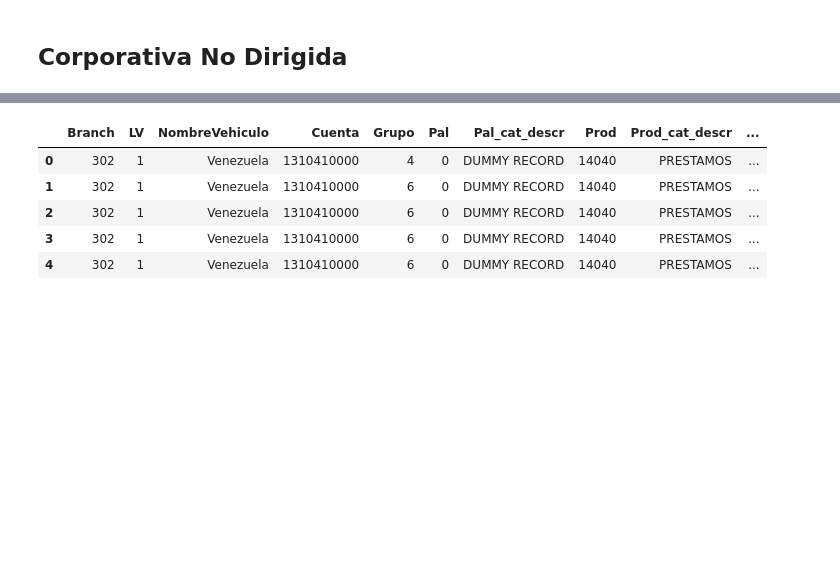
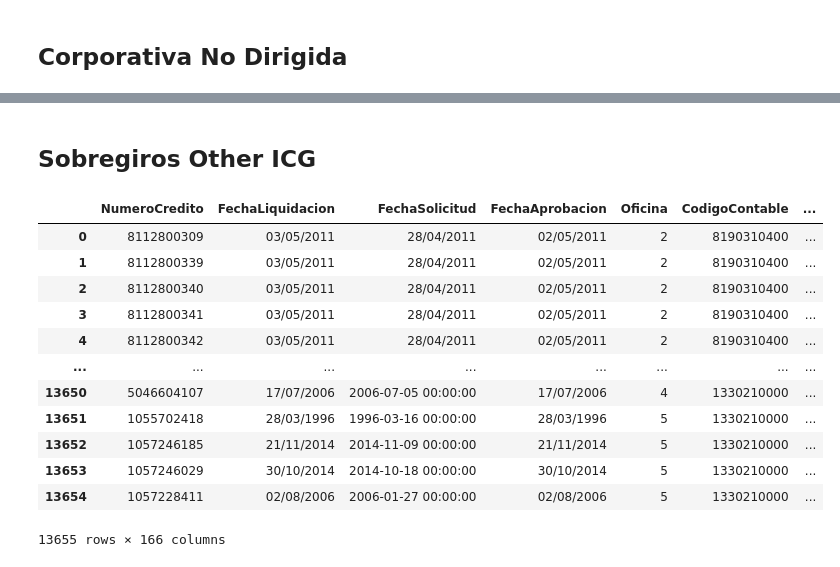
Before and after one commit to BAXTOR95/at-lrr, a Jupyter notebook: backend/app/jupyter_notebooks/AT04.ipynb, the cells around one changed output, grey strips where cells are left out. Cells and saved outputs as stored; diff of their text form; code cells hidden in the pictures; blank space fills up the shorter version.

```diff
--- a/backend/app/jupyter_notebooks/AT04.ipynb
+++ b/backend/app/jupyter_notebooks/AT04.ipynb
@@ -242,6 +242,10 @@ sc_df = pd.read_csv(SC_PATH, sep='~', low_memory=False, encoding='latin')
 vnp003t_df = pd.read_csv(VNP003T_PATH, sep='~', low_memory=False, encoding='latin')
 siif_df = pd.read_csv(SIIF_PATH, sep='~', low_memory=False, encoding='latin')
 siif_df.rename(columns={'%Comsion_Flat': 'Porc_Comision_Flat'}, inplace=True)
+
+# Adding NO_DIRIGIDO to AT04CRE Dataframe
+
+at04cre_df['NO_DIRIGIDO'] = at04cre_df.REFERNO.isin(cnd_df.Referencia).astype(int)
 
 # Adding type_cd to SIIF DataFrame
 siif_df['TypeCD'] = 0
@@ -1126,7 +1212,7 @@ at04_df = at04_df.append([pd.DataFrame({
     'IdentificacionTipoClienteRIF': str(row.NUM_CLIENTE)[-9:],
     'ActividadCliente': get_actividad_cliente(row.NUM_CREDITO, 'GCG', 'XXX', row.TYPE_CD),
     'PaisNacionalidad': 'VE' if str(row.TIPO_CLIENTE).upper() in ['V', 'J', 'G'] else 'XX',
-    'DomicilioFiscal': get_domicilio_fiscal(row.NUM_CREDITO, row.TYPE_CD, True),
+    'DomicilioFiscal': get_domicilio_fiscal(row.NUM_CREDITO, row.TYPE_CD, False),
     'ClienteNuevo': row.CLIENTE_NUEVO,
     'Cooperativa': row.COOPERATIVA,
     'Sindicado': 0,
@@ -1673,5 +1759,8 @@ at04_df[labels]
 13617 rows × 166 columns
 # %% [markdown]
 ## Corporativa No Dirigida
+# %%
+filter_df = at04cre_df.NO_DIRIGIDO == 1
+at04cre_cnd_df = at04cre_df.set_index('REFERNO').join(cnd_df.set_index('Referencia'), lsuffix='_at04cre', rsuffix='_cnd').reset_index()
 # %%
 at04_df = at04_df.append(pd.DataFrame([{
@@ -1863,9 +1946,2 @@ at04cre_df
-# %%
-cnd_df
-# %% [output]
-|  | Branch | LV | NombreVehiculo | Cuenta | Grupo | Pal | Pal_cat_descr | Prod | Prod_cat_descr | ... |
-| 0 | 302 | 1 | Venezuela | 1310410000 | 4 | 0 | DUMMY RECORD | 14040 | PRESTAMOS | ... |
-| 1 | 302 | 1 | Venezuela | 1310410000 | 6 | 0 | DUMMY RECORD | 14040 | PRESTAMOS | ... |
-| 2 | 302 | 1 | Venezuela | 1310410000 | 6 | 0 | DUMMY RECORD | 14040 | PRESTAMOS | ... |
-| 3 | 302 | 1 | Venezuela | 1310410000 | 6 | 0 | DUMMY RECORD | 14040 | PRESTAMOS | ... |
-| 4 | 302 | 1 | Venezuela | 1310410000 | 6 | 0 | DUMMY RECORD | 14040 | PRESTAMOS | ... |
+# %% [markdown]
+## Sobregiros Other ICG
@@ -1871,0 +2113,16 @@ cnd_df
+# %%
+at04_df[labels]
+# %% [output]
+|  | NumeroCredito | FechaLiquidacion | FechaSolicitud | FechaAprobacion | Oficina | CodigoContable | ... |
+| 0 | 8112800309 | 03/05/2011 | 28/04/2011 | 02/05/2011 | 2 | 8190310400 | ... |
+| 1 | 8112800339 | 03/05/2011 | 28/04/2011 | 02/05/2011 | 2 | 8190310400 | ... |
+| 2 | 8112800340 | 03/05/2011 | 28/04/2011 | 02/05/2011 | 2 | 8190310400 | ... |
+| 3 | 8112800341 | 03/05/2011 | 28/04/2011 | 02/05/2011 | 2 | 8190310400 | ... |
+| 4 | 8112800342 | 03/05/2011 | 28/04/2011 | 02/05/2011 | 2 | 8190310400 | ... |
+| ... | ... | ... | ... | ... | ... | ... | ... |
+| 13650 | 5046604107 | 17/07/2006 | 2006-07-05 00:00:00 | 17/07/2006 | 4 | 1330210000 | ... |
+| 13651 | 1055702418 | 28/03/1996 | 1996-03-16 00:00:00 | 28/03/1996 | 5 | 1330210000 | ... |
+| 13652 | 1057246185 | 21/11/2014 | 2014-11-09 00:00:00 | 21/11/2014 | 5 | 1330210000 | ... |
+| 13653 | 1057246029 | 30/10/2014 | 2014-10-18 00:00:00 | 30/10/2014 | 5 | 1330210000 | ... |
+| 13654 | 1057228411 | 02/08/2006 | 2006-01-27 00:00:00 | 02/08/2006 | 5 | 1330210000 | ... |
+13655 rows × 166 columns
```
Also changed, not shown: parts of 6 cells of this notebook, 8 other files.
